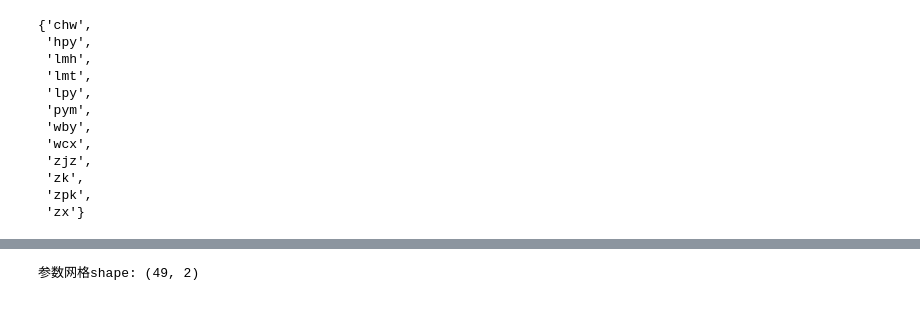
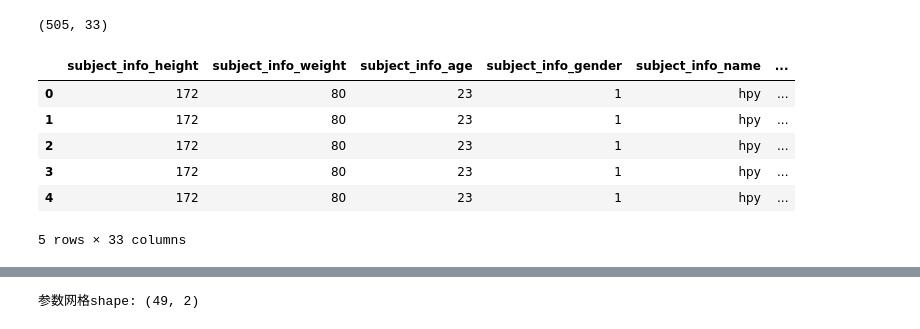
Before and after one commit to WynminMark/FMG-sEMG-processing, a Jupyter notebook: model_training iFEMG.ipynb, the cells around one changed output, grey strips where cells are left out. Cells and saved outputs as stored; diff of their text form; code cells hidden in the pictures.

```diff
--- a/model_training iFEMG.ipynb
+++ b/model_training iFEMG.ipynb
@@ -17,21 +17,17 @@ from utils_model import form_params_grid
 # %%
 """
 准备数据集
 """
-sEMG_data_df = pd.read_csv(r"E:\Code_R\health_iFEMG_US\Data\iFEMG\iFEMG_curl_cleaned.csv", index_col = None, header = 0)
-FMG_data_df = pd.read_csv(r"E:\Code_R\health_iFEMG_US\Data\FMG\FMG_bicps_240410.csv", index_col = None, header = 0)
+data_df = pd.read_csv(r"E:\Data\paper2\iFEMG\iFEMG_curl_abs_all.csv", index_col = None, header = 0)
+
+print(data_df.shape)
+data_df.head()
+# %% [output]
+(505, 33)
+|  | subject_info_height | subject_info_weight | subject_info_age | subject_info_gender | subject_info_name | ... |
+| 0 | 172 | 80 | 23 | 1 | hpy | ... |
+| 1 | 172 | 80 | 23 | 1 | hpy | ... |
+| 2 | 172 | 80 | 23 | 1 | hpy | ... |
+| 3 | 172 | 80 | 23 | 1 | hpy | ... |
+| 4 | 172 | 80 | 23 | 1 | hpy | ... |
+5 rows × 33 columns
-# %%
-set(sEMG_data_df['bicps_br_subject_name'])
-# %% [output]
-{'chw',
- 'hpy',
- 'lmh',
- 'lmt',
- 'lpy',
- 'pym',
- 'wby',
- 'wcx',
- 'zjz',
- 'zk',
- 'zpk',
- 'zx'}
```
Also changed, not shown: parts of 10 cells of this notebook, 9 other files.
